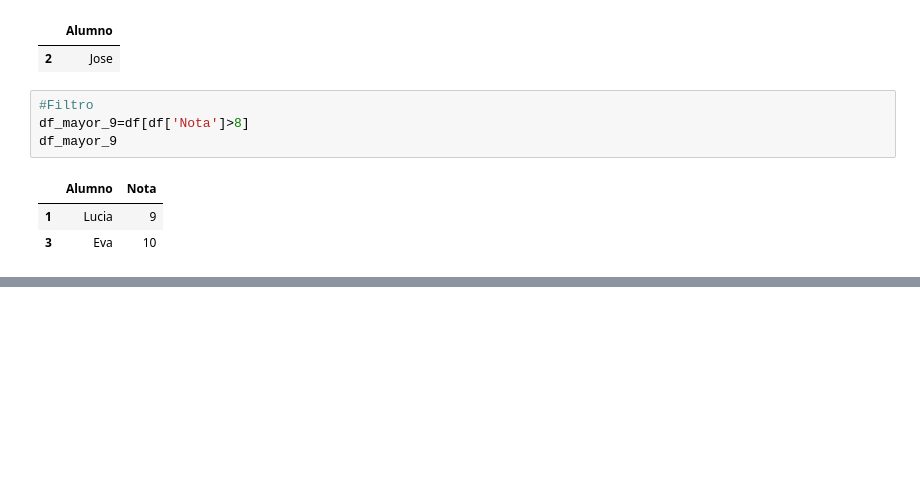
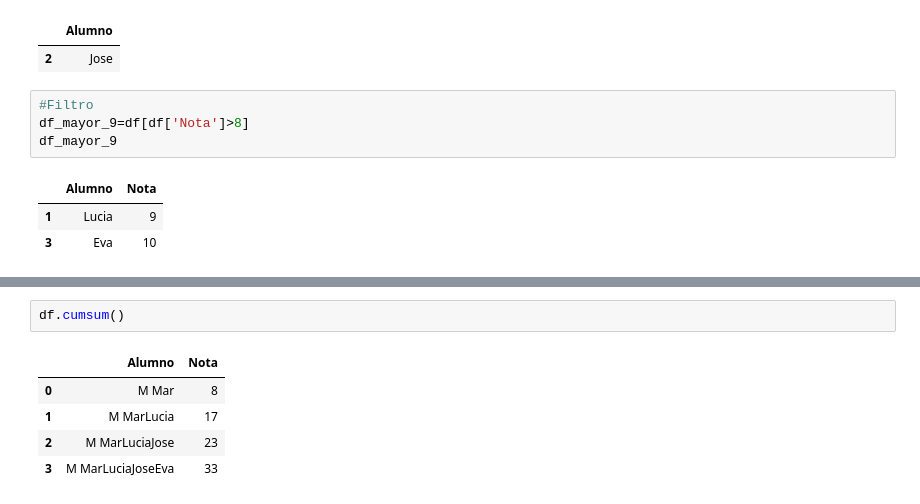
Before and after one commit to josecodetech/pandas, a Jupyter notebook: pandas.ipynb, the cells around one changed output, grey strips where cells are left out. Drawn from its saved outputs; the diff is of its cells as text; blank space fills up the shorter version.

```diff
--- a/pandas.ipynb
+++ b/pandas.ipynb
@@ -343,0 +388,8 @@ df_mayor_9
+# %%
+df.cumsum()
+# %% [output]
+|  | Alumno | Nota |
+| 0 | M Mar | 8 |
+| 1 | M MarLucia | 17 |
+| 2 | M MarLuciaJose | 23 |
+| 3 | M MarLuciaJoseEva | 33 |
```
Also changed, not shown: parts of 13 cells of this notebook.
